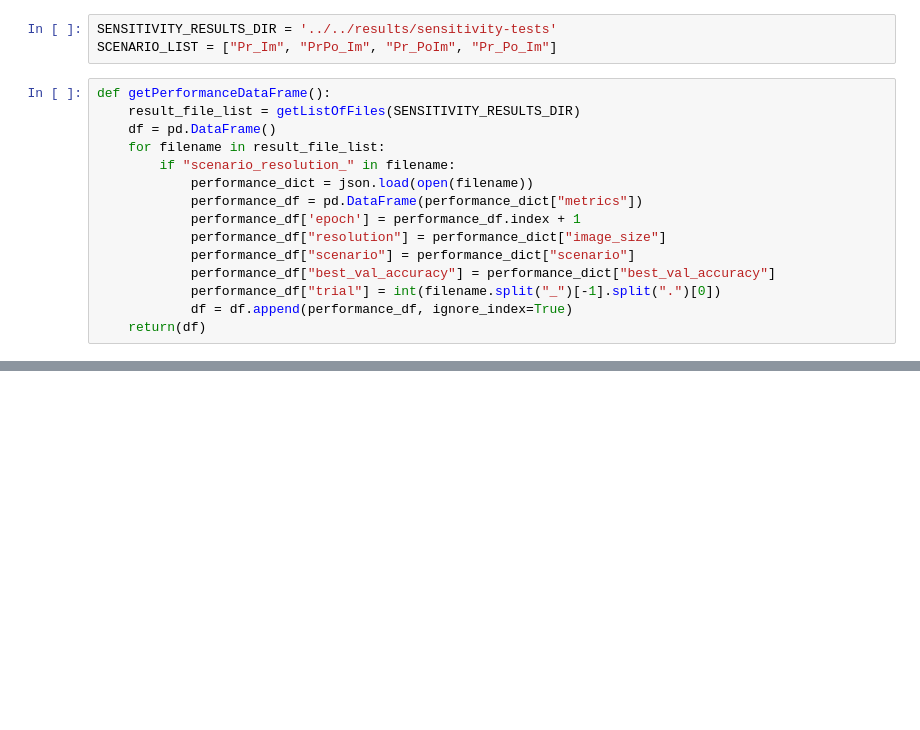
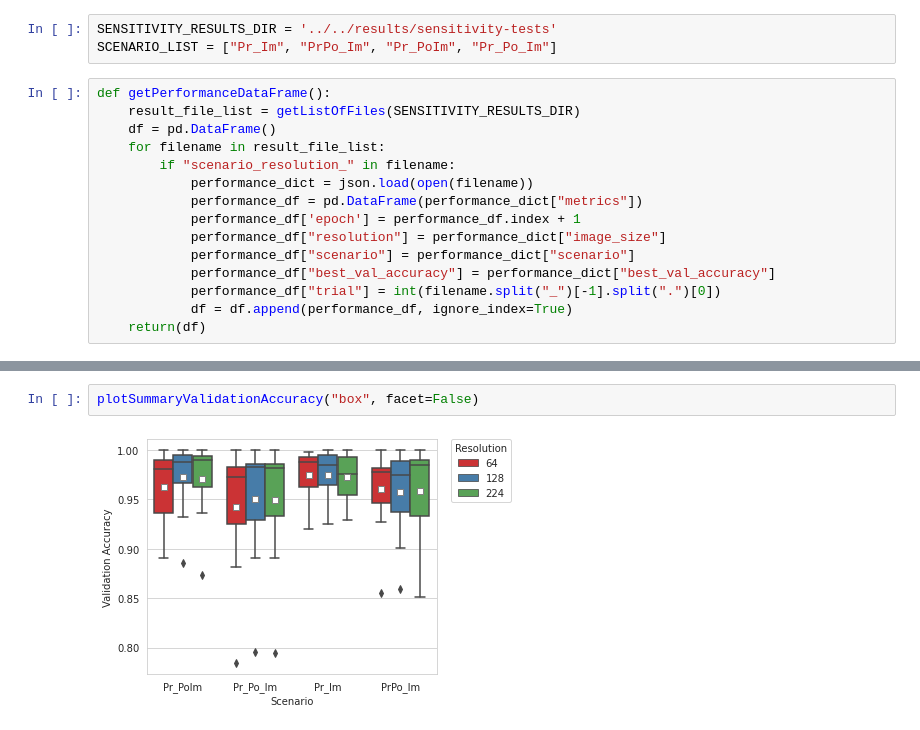
Before and after one commit to narslab/vis-inference, a Jupyter notebook: bin/jupyter/sensitivity-analysis.ipynb, the cells around one changed output, grey strips where cells are left out. Drawn from its saved outputs; the diff is of its cells as text; blank space fills up the shorter version.

```diff
--- a/bin/jupyter/sensitivity-analysis.ipynb
+++ b/bin/jupyter/sensitivity-analysis.ipynb
@@ -136,0 +168,4 @@ Ttest_indResult(statistic=-0.2687318482734897, pvalue=0.7911938250945417)
+# %%
+plotSummaryValidationAccuracy("box", facet=False)
+# %% [output]
+[figure, added]
```
Also changed, not shown: parts of 6 cells of this notebook, 24 other files.
